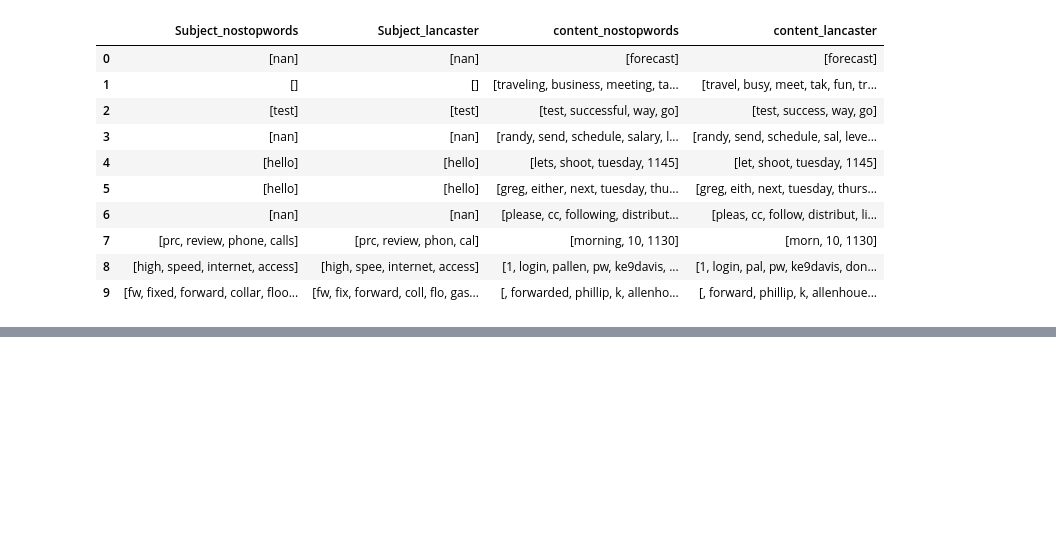
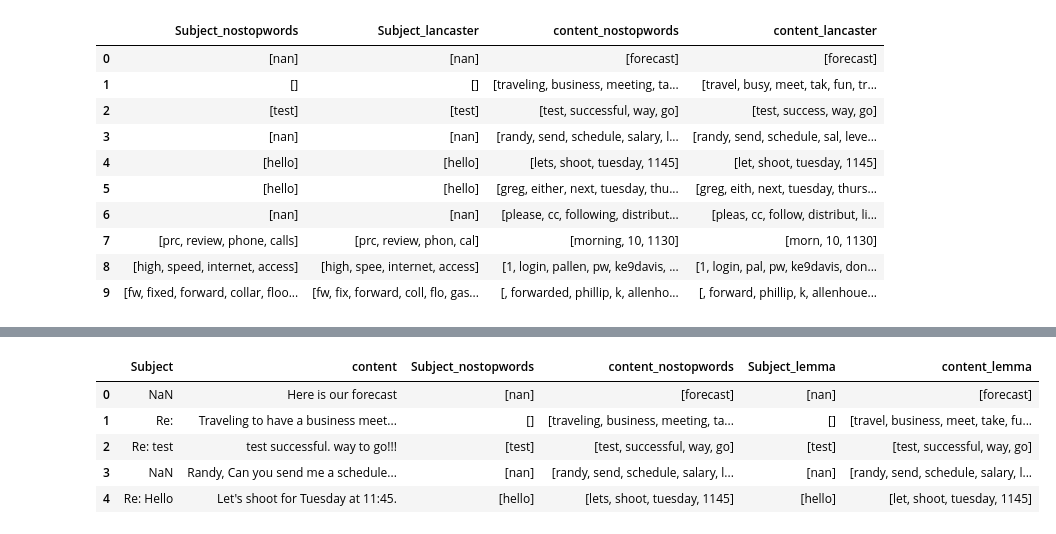
Before and after one commit to Connecting-the-Dots-with-ML/Email-Semantic-Analysis, a Jupyter notebook: NLP_mayur.ipynb, the cells around one changed output, grey strips where cells are left out. Saved outputs shown, nothing was run; the diff lists cells and outputs as text; code cells hidden in the pictures; blank space fills up the shorter version.

```diff
--- a/NLP_mayur.ipynb
+++ b/NLP_mayur.ipynb
@@ -275,0 +359,9 @@ dfEmail[['Subject_nostopwords','Subject_lancaster', 'content_nostopwords','conte
+# %%
+dfEmail.head()
+# %% [output]
+|  | Subject | content | Subject_nostopwords | content_nostopwords | Subject_lemma | content_lemma |
+| 0 | NaN | Here is our forecast | [nan] | [forecast] | [nan] | [forecast] |
+| 1 | Re: | Traveling to have a business meet... | [] | [traveling, business, meeting, ta... | [] | [travel, business, meet, take, fu... |
+| 2 | Re: test | test successful. way to go!!! | [test] | [test, successful, way, go] | [test] | [test, successful, way, go] |
+| 3 | NaN | Randy, Can you send me a schedule... | [nan] | [randy, send, schedule, salary, l... | [nan] | [randy, send, schedule, salary, l... |
+| 4 | Re: Hello | Let's shoot for Tuesday at 11:45. | [hello] | [lets, shoot, tuesday, 1145] | [hello] | [let, shoot, tuesday, 1145] |
```
Also changed, not shown: parts of 6 cells of this notebook.
